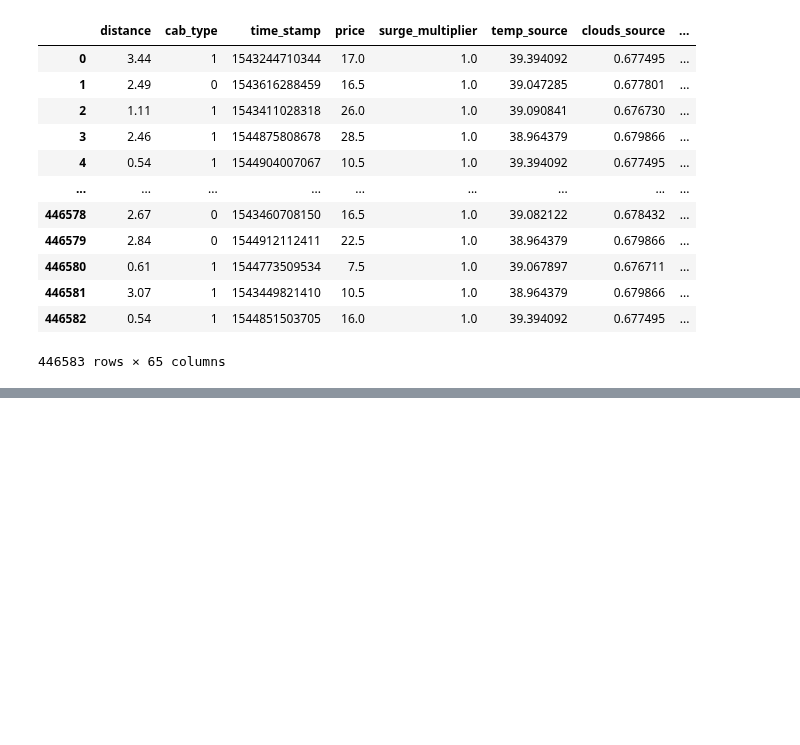
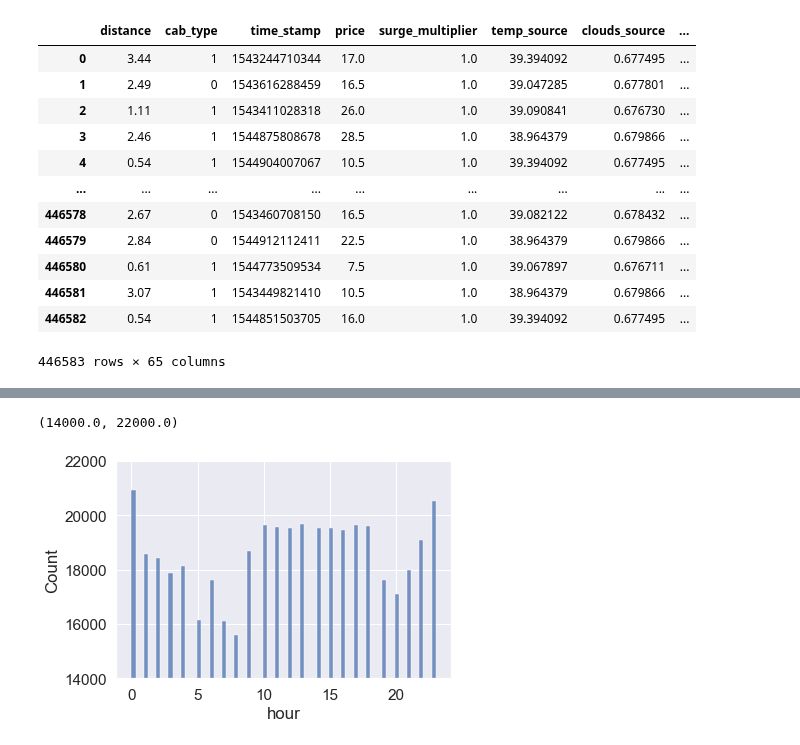
Before and after one commit to cndywu/TheYelpers, a Jupyter notebook: Final_Project.ipynb, the cells around one changed output, grey strips where cells are left out. Saved outputs shown, nothing was run; the diff lists cells and outputs as text; code cells hidden in the pictures; blank space fills up the shorter version.

```diff
--- a/Final_Project.ipynb
+++ b/Final_Project.ipynb
@@ -174,0 +175,8 @@ train
+# %%
+train['hour']=train['hour'].astype('int')
+# %%
+a=sns.histplot(x='hour', data=train)
+a.set_ylim(14000,22000)
+# %% [output]
+(14000.0, 22000.0)
+[figure, added]
```
Also changed, not shown: parts of 13 cells of this notebook.
